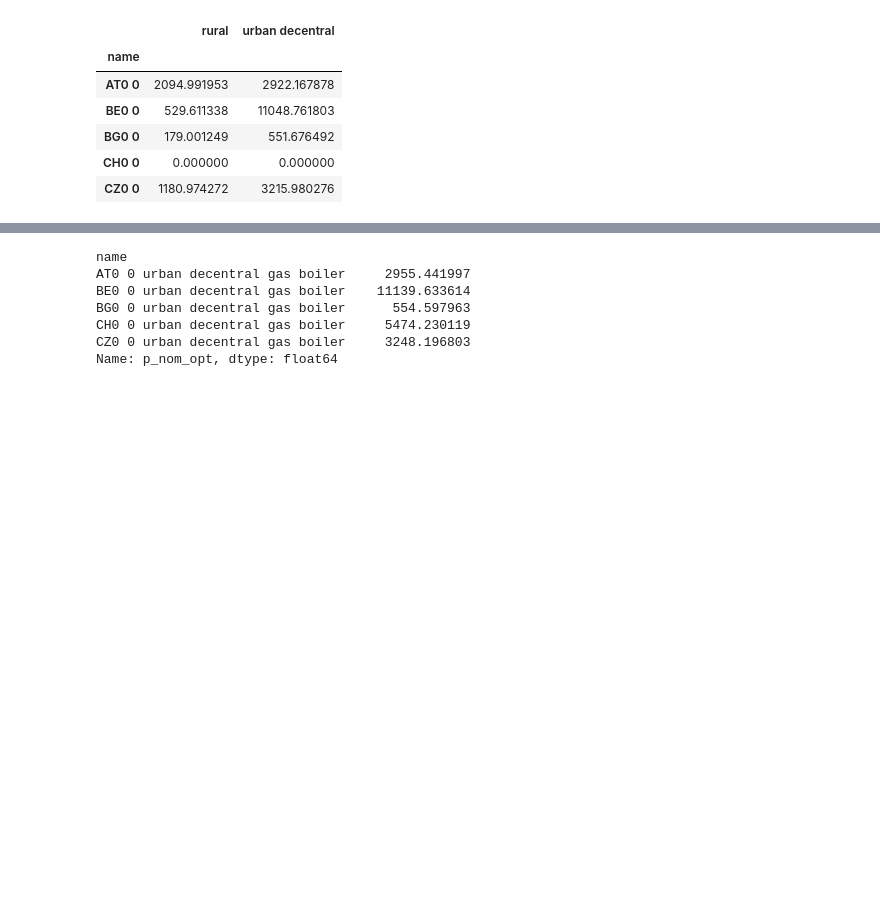
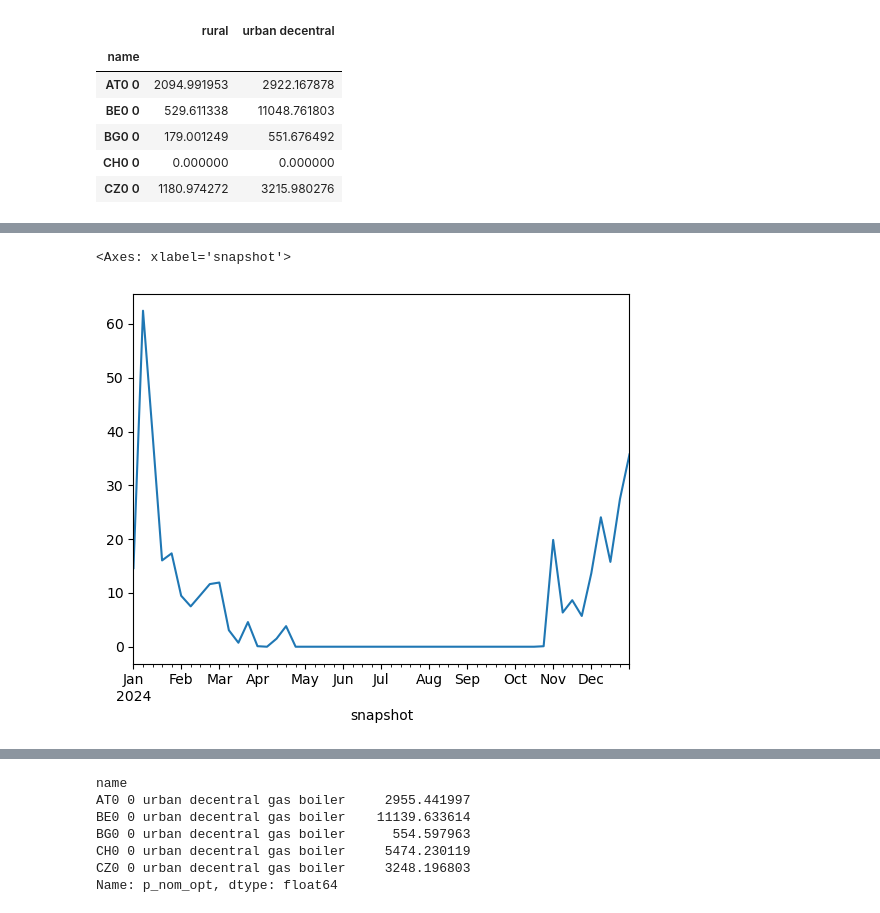
Before and after one commit to LukasFrankenQ/resilient-pypsa-eur, a Jupyter notebook: notebooks/fix_heating.ipynb, the cells around one changed output, grey strips where cells are left out. Cells and saved outputs as stored; diff of their text form; code cells hidden in the pictures; blank space fills up the shorter version.

```diff
--- a/notebooks/fix_heating.ipynb
+++ b/notebooks/fix_heating.ipynb
@@ -281,0 +286,5 @@ plt.show()
+# %%
+(n.links_t.p0.loc[:, caps.index + f' {context} gas boiler'].sum(axis=1) / 1e3).plot()
+# %% [output]
+<Axes: xlabel='snapshot'>
+[figure, added]
```
Also changed, not shown: parts of 4 cells of this notebook, 6 other files.
